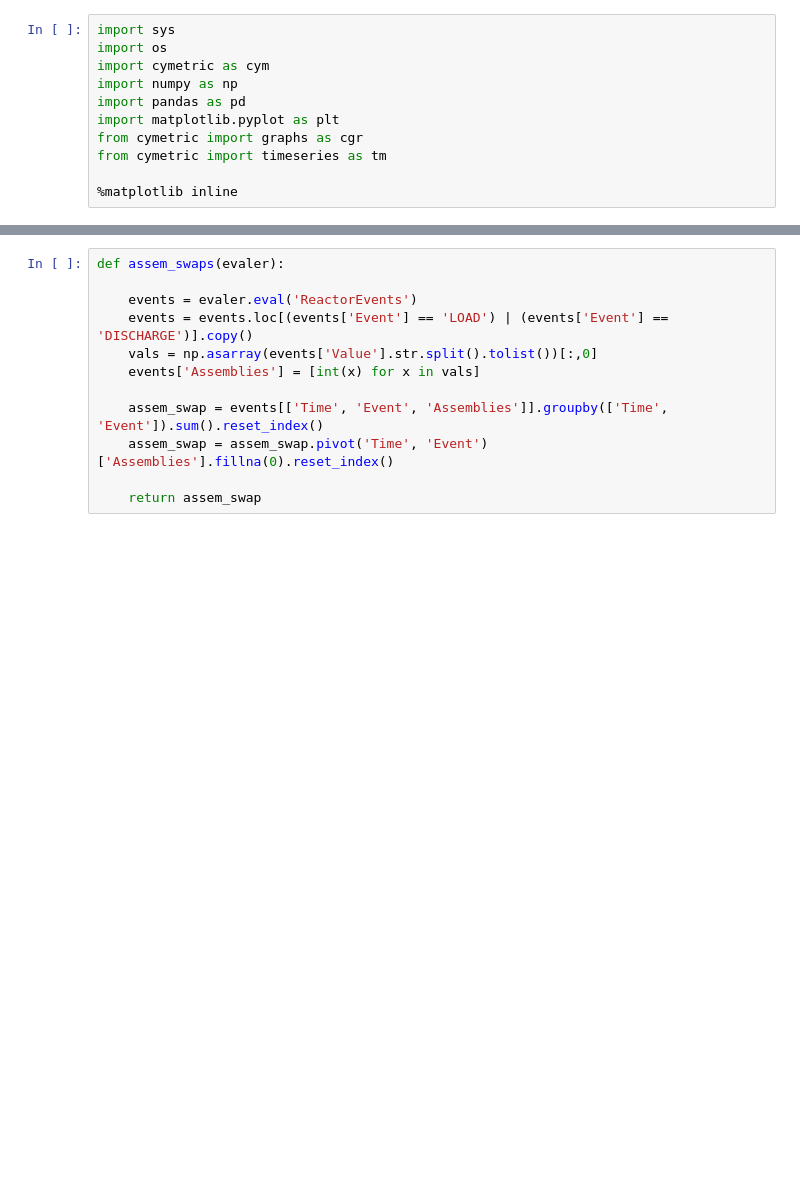
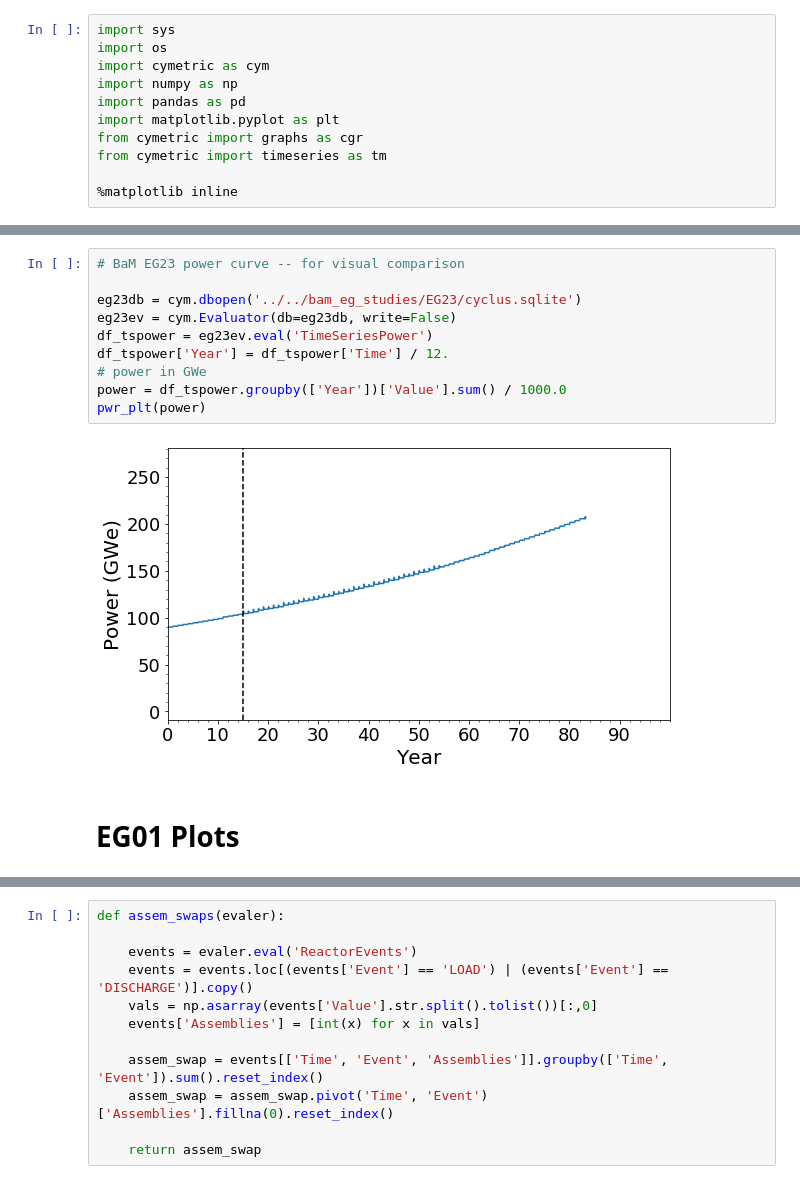
Before and after one commit to bam241/opra_sims, a Jupyter notebook: analysis/analysis.ipynb, the cells around one changed output, grey strips where cells are left out. Saved outputs shown, nothing was run; the diff lists cells and outputs as text; blank space fills up the shorter version.

```diff
--- a/analysis/analysis.ipynb
+++ b/analysis/analysis.ipynb
@@ -155,3 +54,17 @@ plt.show()
+# %%
+# BaM EG23 power curve -- for visual comparison
+
+eg23db = cym.dbopen('../../bam_eg_studies/EG23/cyclus.sqlite')
+eg23ev = cym.Evaluator(db=eg23db, write=False)
+df_tspower = eg23ev.eval('TimeSeriesPower')
+df_tspower['Year'] = df_tspower['Time'] / 12.
+# power in GWe
+power = df_tspower.groupby(['Year'])['Value'].sum() / 1000.0
+pwr_plt(power)
+# %% [output]
+[figure, added]
+# %% [markdown]
+# EG01 Plots
 # %%
 def rxtr_enter_exit_total(evaler):
 
```
Also changed, not shown: parts of 34 cells of this notebook, 7 other files.
